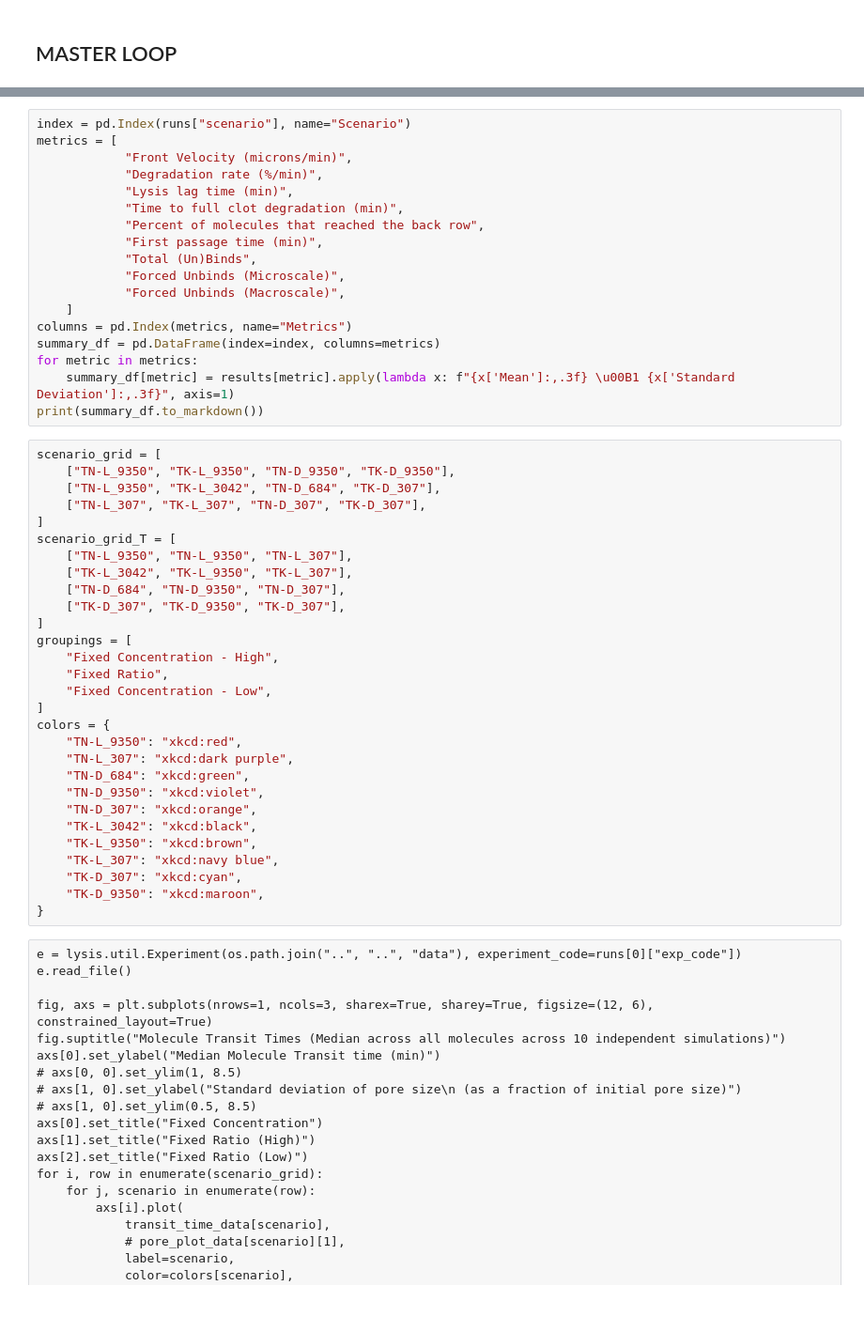
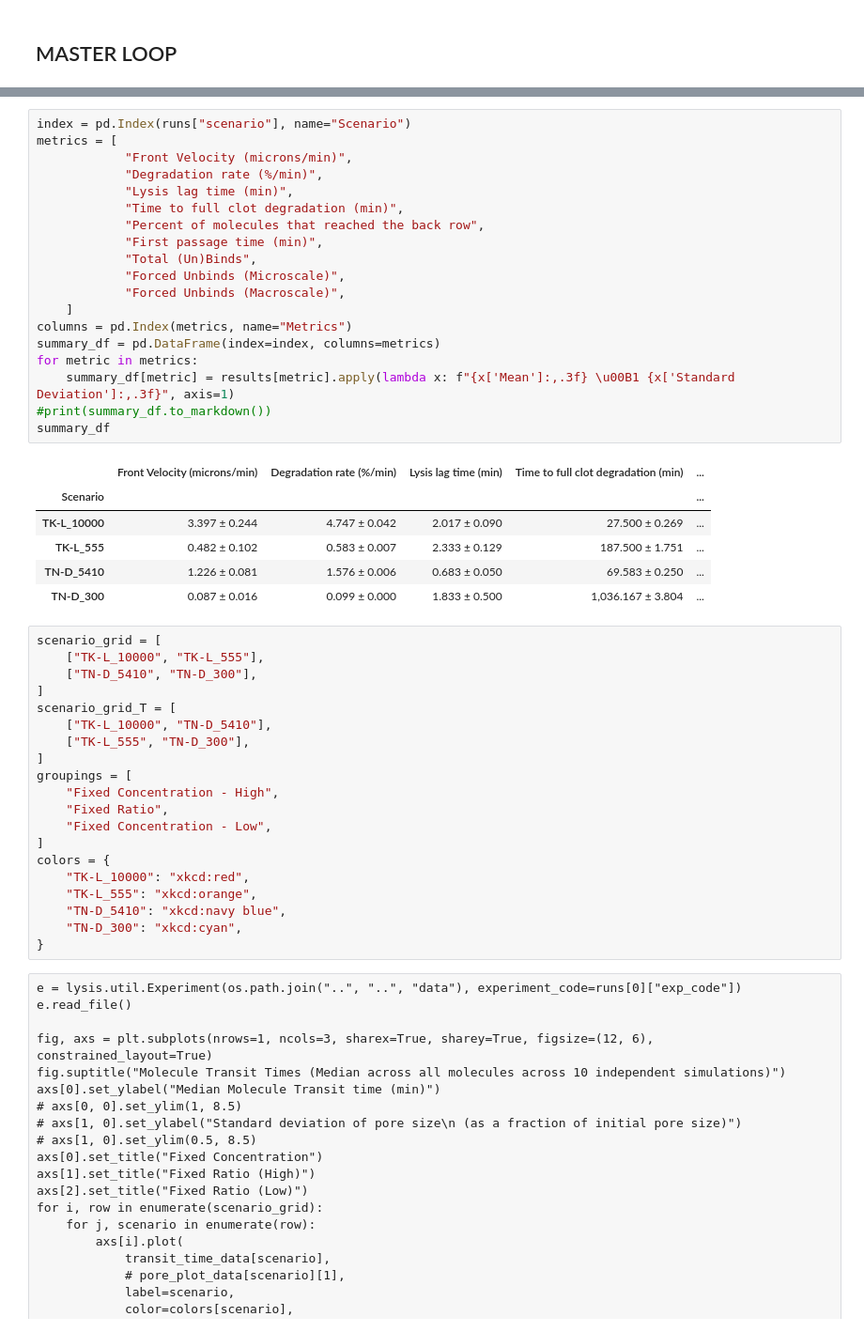
Before and after one commit to UCO-OpResearch/lysis, a Jupyter notebook: src/python/Jupyter Notebooks/2024-01-26-1000 - F-Macro Multi-Array-Process.ipynb, the cells around one changed output, grey strips where cells are left out. Shown at 94% size. Cells and saved outputs as stored; diff of their text form.

```diff
--- a/src/python/Jupyter Notebooks/2024-01-26-1000 - F-Macro Multi-Array-Process.ipynb
+++ b/src/python/Jupyter Notebooks/2024-01-26-1000 - F-Macro Multi-Array-Process.ipynb
@@ -1394,32 +1454,37 @@ slopes_df
 # %%
 index = pd.Index(runs["scenario"], name="Scenario")
 metrics = [
             "Front Velocity (microns/min)",
             "Degradation rate (%/min)",
             "Lysis lag time (min)",
             "Time to full clot degradation (min)",
             "Percent of molecules that reached the back row",
             "First passage time (min)",
             "Total (Un)Binds",
             "Forced Unbinds (Microscale)",
             "Forced Unbinds (Macroscale)",
     ]
 columns = pd.Index(metrics, name="Metrics")
 summary_df = pd.DataFrame(index=index, columns=metrics)
 for metric in metrics:
     summary_df[metric] = results[metric].apply(lambda x: f"{x['Mean']:,.3f} \u00B1 {x['Standard Deviation']:,.3f}", axis=1)
-print(summary_df.to_markdown())
+#print(summary_df.to_markdown())
+summary_df
+# %% [output]
+|  | Front Velocity (microns/min) | Degradation rate (%/min) | Lysis lag time (min) | Time to full clot degradation (min) | ... |
+| Scenario |  |  |  |  | ... |
+| TK-L_10000 | 3.397 ± 0.244 | 4.747 ± 0.042 | 2.017 ± 0.090 | 27.500 ± 0.269 | ... |
+| TK-L_555 | 0.482 ± 0.102 | 0.583 ± 0.007 | 2.333 ± 0.129 | 187.500 ± 1.751 | ... |
+| TN-D_5410 | 1.226 ± 0.081 | 1.576 ± 0.006 | 0.683 ± 0.050 | 69.583 ± 0.250 | ... |
+| TN-D_300 | 0.087 ± 0.016 | 0.099 ± 0.000 | 1.833 ± 0.500 | 1,036.167 ± 3.804 | ... |
 # %%
 scenario_grid = [
-    ["TN-L_9350", "TK-L_9350", "TN-D_9350", "TK-D_9350"],
-    ["TN-L_9350", "TK-L_3042", "TN-D_684", "TK-D_307"],
-    ["TN-L_307", "TK-L_307", "TN-D_307", "TK-D_307"],
+    ["TK-L_10000", "TK-L_555"],
+    ["TN-D_5410", "TN-D_300"],
 ]
 scenario_grid_T = [
-    ["TN-L_9350", "TN-L_9350", "TN-L_307"],
-    ["TK-L_3042", "TK-L_9350", "TK-L_307"],
-    ["TN-D_684", "TN-D_9350", "TN-D_307"],
-    ["TK-D_307", "TK-D_9350", "TK-D_307"],
+    ["TK-L_10000", "TN-D_5410"],
+    ["TK-L_555", "TN-D_300"],
 ]
 groupings = [
     "Fixed Concentration - High",
@@ -1427,16 +1492,10 @@ groupings = [
     "Fixed Concentration - Low",
 ]
 colors = {
-    "TN-L_9350": "xkcd:red",
-    "TN-L_307": "xkcd:dark purple",
-    "TN-D_684": "xkcd:green",
-    "TN-D_9350": "xkcd:violet",
-    "TN-D_307": "xkcd:orange",
-    "TK-L_3042": "xkcd:black",
-    "TK-L_9350": "xkcd:brown",
-    "TK-L_307": "xkcd:navy blue",
-    "TK-D_307": "xkcd:cyan",
-    "TK-D_9350": "xkcd:maroon",
+    "TK-L_10000": "xkcd:red",
+    "TK-L_555": "xkcd:orange",
+    "TN-D_5410": "xkcd:navy blue",
+    "TN-D_300": "xkcd:cyan",
 }
 # %% [raw]
 e = lysis.util.Experiment(os.path.join("..", "..", "data"), experiment_code=runs[0]["exp_code"])
```
Also changed, not shown: parts of 11 cells of this notebook.
